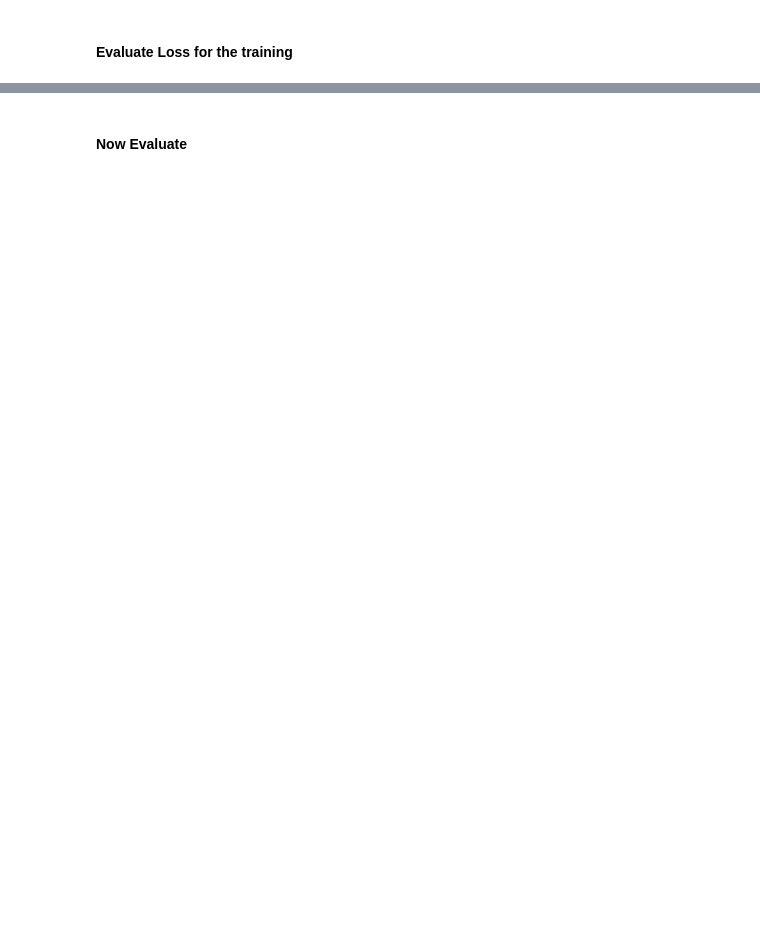
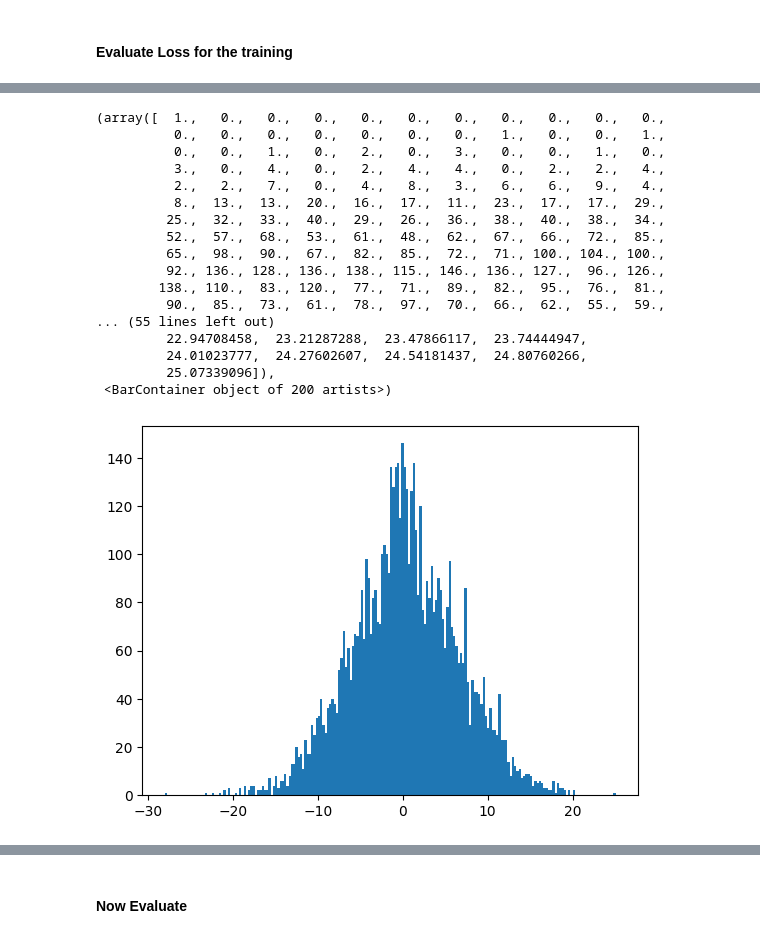
Before and after one commit to divyesh1099/andrejKarpathyLectureWork, a Jupyter notebook: makemore3yay.ipynb, the cells around one changed output, grey strips where cells are left out. Drawn from its saved outputs; the diff is of its cells as text; code cells hidden in the pictures; blank space fills up the shorter version.

```diff
--- a/makemore3yay.ipynb
+++ b/makemore3yay.ipynb
@@ -140,3 +193,24 @@ for i in range(max_steps):
+# %%
+plt.hist(hpreact.view(-1).tolist(), 200)
+# %% [output]
+(array([  1.,   0.,   0.,   0.,   0.,   0.,   0.,   0.,   0.,   0.,   0.,
+          0.,   0.,   0.,   0.,   0.,   0.,   0.,   1.,   0.,   0.,   1.,
+          0.,   0.,   1.,   0.,   2.,   0.,   3.,   0.,   0.,   1.,   0.,
+          3.,   0.,   4.,   0.,   2.,   4.,   4.,   0.,   2.,   2.,   4.,
+          2.,   2.,   7.,   0.,   4.,   8.,   3.,   6.,   6.,   9.,   4.,
+          8.,  13.,  13.,  20.,  16.,  17.,  11.,  23.,  17.,  17.,  29.,
+         25.,  32.,  33.,  40.,  29.,  26.,  36.,  38.,  40.,  38.,  34.,
+         52.,  57.,  68.,  53.,  61.,  48.,  62.,  67.,  66.,  72.,  85.,
+         65.,  98.,  90.,  67.,  82.,  85.,  72.,  71., 100., 104., 100.,
+         92., 136., 128., 136., 138., 115., 146., 136., 127.,  96., 126.,
+        138., 110.,  83., 120.,  77.,  71.,  89.,  82.,  95.,  76.,  81.,
+         90.,  85.,  73.,  61.,  78.,  97.,  70.,  66.,  62.,  55.,  59.,
+... (55 lines left out)
+         22.94708458,  23.21287288,  23.47866117,  23.74444947,
+         24.01023777,  24.27602607,  24.54181437,  24.80760266,
+         25.07339096]),
+ <BarContainer object of 200 artists>)
+[figure, added]
 # %%
 plt.plot(lossi)
 # %% [output]
```
Also changed, not shown: parts of 8 cells of this notebook, 3 other files.
